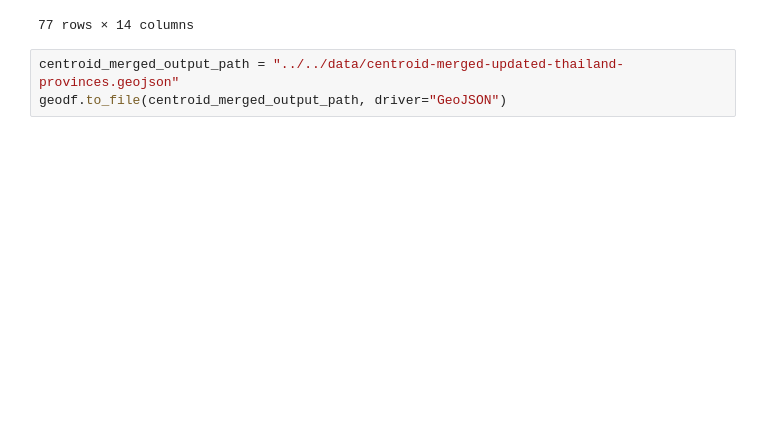
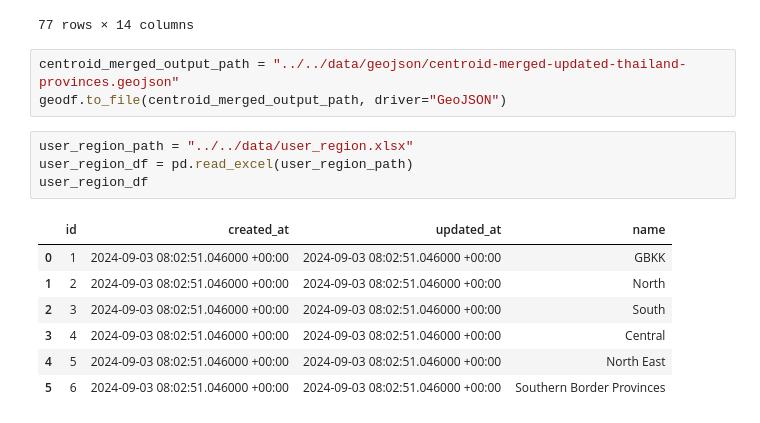
Before and after one commit to thegangtechnology/ruammitr-thailand-map, a Jupyter notebook: notebooks/mind_notebooks/mapping_province_id.ipynb, the cells around one changed output. Saved outputs shown, nothing was run; the diff lists cells and outputs as text; blank space fills up the shorter version.

```diff
--- a/notebooks/mind_notebooks/mapping_province_id.ipynb
+++ b/notebooks/mind_notebooks/mapping_province_id.ipynb
@@ -227,6 +227,18 @@ geodf
 | 76 | 228 | THA | Thailand | 350000 | Yasothon | Changwat | Province | จังหวัดยโสธร | None | 5 | ... |
 77 rows × 14 columns
 # %%
-centroid_merged_output_path = "../../data/centroid-merged-updated-thailand-provinces.geojson"
+centroid_merged_output_path = "../../data/geojson/centroid-merged-updated-thailand-provinces.geojson"
 geodf.to_file(centroid_merged_output_path, driver="GeoJSON")
+# %%
+user_region_path = "../../data/user_region.xlsx"
+user_region_df = pd.read_excel(user_region_path)
+user_region_df
+# %% [output]
+|  | id | created_at | updated_at | name |
+| 0 | 1 | 2024-09-03 08:02:51.046000 +00:00 | 2024-09-03 08:02:51.046000 +00:00 | GBKK |
+| 1 | 2 | 2024-09-03 08:02:51.046000 +00:00 | 2024-09-03 08:02:51.046000 +00:00 | North |
+| 2 | 3 | 2024-09-03 08:02:51.046000 +00:00 | 2024-09-03 08:02:51.046000 +00:00 | South |
+| 3 | 4 | 2024-09-03 08:02:51.046000 +00:00 | 2024-09-03 08:02:51.046000 +00:00 | Central |
+| 4 | 5 | 2024-09-03 08:02:51.046000 +00:00 | 2024-09-03 08:02:51.046000 +00:00 | North East |
+| 5 | 6 | 2024-09-03 08:02:51.046000 +00:00 | 2024-09-03 08:02:51.046000 +00:00 | Southern Border Provinces |
 # %%
```
Also changed, not shown: parts of 12 cells of this notebook, 3 other files.
